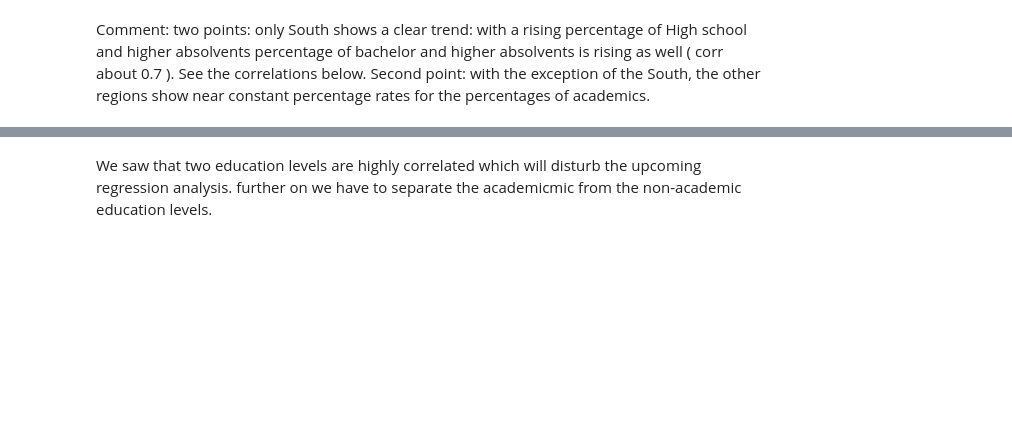
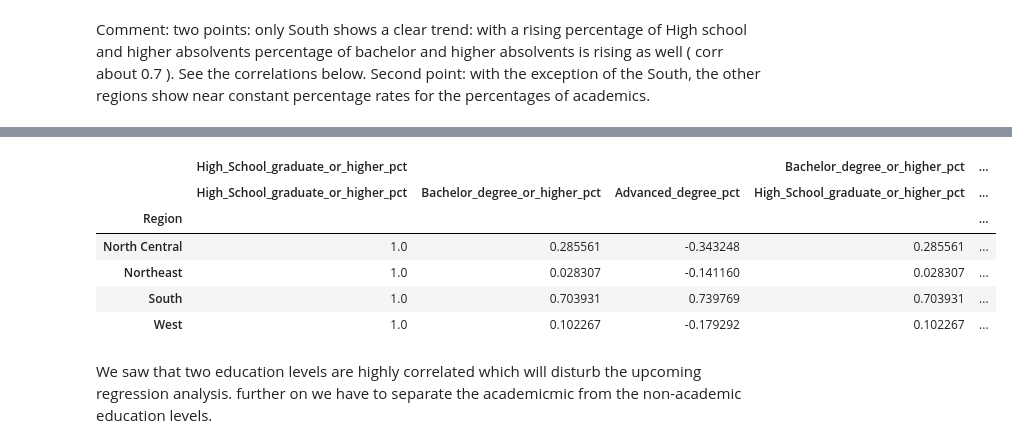
Before and after one commit to maxjoerg/manning_demographic_data_analysis, a Jupyter notebook: visualization.ipynb, the cells around one changed output, grey strips where cells are left out. Saved outputs shown, nothing was run; the diff lists cells and outputs as text; code cells hidden in the pictures; blank space fills up the shorter version.

```diff
--- a/visualization.ipynb
+++ b/visualization.ipynb
@@ -530,5 +530,5 @@ Comment: two points: only South shows a clear trend: with a rising percentage of
 See the correlations below.
 Second point: with the exception of the South, the other regions show near constant percentage rates for the percentages of academics.
 # %%
-df_all.groupby('Region')[["High_School_graduate_or_higher_pct","Bachelor_degree_or_higher_pct", "Advanced_degree_pct" ]].corr().unstack()"
+df_all.groupby('Region')[["High_School_graduate_or_higher_pct","Bachelor_degree_or_higher_pct", "Advanced_degree_pct" ]].corr().unstack()
 # %% [output]
@@ -536,3 +535,10 @@ SyntaxError: EOL while scanning string literal (<ipython-input-41-b5e323c29809>,
+|  | High_School_graduate_or_higher_pct |  |  | Bachelor_degree_or_higher_pct | ... |
+|  | High_School_graduate_or_higher_pct | Bachelor_degree_or_higher_pct | Advanced_degree_pct | High_School_graduate_or_higher_pct | ... |
+| Region |  |  |  |  | ... |
+| North Central | 1.0 | 0.285561 | -0.343248 | 0.285561 | ... |
+| Northeast | 1.0 | 0.028307 | -0.141160 | 0.028307 | ... |
+| South | 1.0 | 0.703931 | 0.739769 | 0.703931 | ... |
+| West | 1.0 | 0.102267 | -0.179292 | 0.102267 | ... |
 # %% [markdown]
 We saw that two education levels are highly correlated which will disturb the upcoming regression analysis.
 further on we have to separate the academicmic from the non-academic education levels.
```
Also changed, not shown: parts of 25 cells of this notebook.
